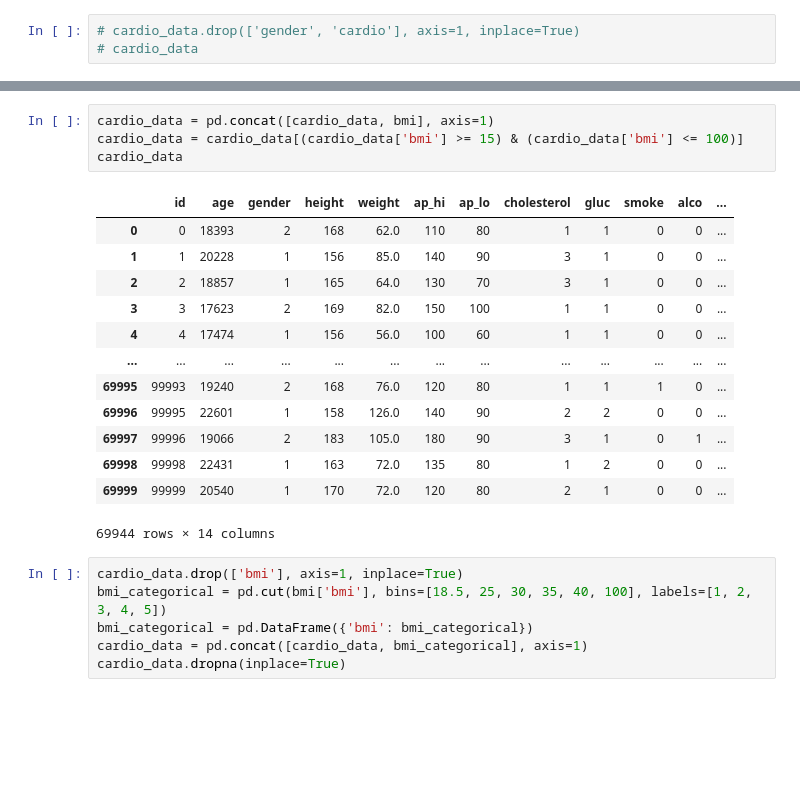
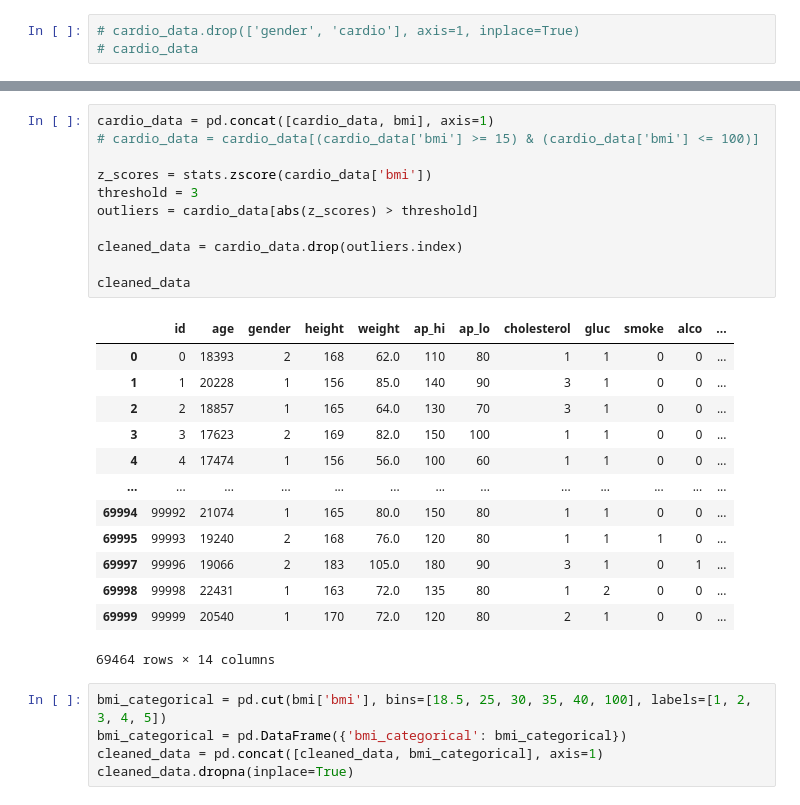
Before and after one commit to Zeepat/machine-learning-asajad-hussein, a Jupyter notebook: Lab/Lab_draft_code.ipynb, the cells around one changed output, grey strips where cells are left out. Saved outputs shown, nothing was run; the diff lists cells and outputs as text; blank space fills up the shorter version.

```diff
--- a/Lab/Lab_draft_code.ipynb
+++ b/Lab/Lab_draft_code.ipynb
@@ -156,24 +153,30 @@ dtype: int64
 # %%
 cardio_data = pd.concat([cardio_data, bmi], axis=1)
-cardio_data = cardio_data[(cardio_data['bmi'] >= 15) & (cardio_data['bmi'] <= 100)]
-cardio_data
+# cardio_data = cardio_data[(cardio_data['bmi'] >= 15) & (cardio_data['bmi'] <= 100)]
+
+z_scores = stats.zscore(cardio_data['bmi'])
+threshold = 3
+outliers = cardio_data[abs(z_scores) > threshold]
+
+cleaned_data = cardio_data.drop(outliers.index)
+
+cleaned_data
 # %% [output]
 |  | id | age | gender | height | weight | ap_hi | ap_lo | cholesterol | gluc | smoke | alco | ... |
 | 0 | 0 | 18393 | 2 | 168 | 62.0 | 110 | 80 | 1 | 1 | 0 | 0 | ... |
 | 1 | 1 | 20228 | 1 | 156 | 85.0 | 140 | 90 | 3 | 1 | 0 | 0 | ... |
 | 2 | 2 | 18857 | 1 | 165 | 64.0 | 130 | 70 | 3 | 1 | 0 | 0 | ... |
 | 3 | 3 | 17623 | 2 | 169 | 82.0 | 150 | 100 | 1 | 1 | 0 | 0 | ... |
 | 4 | 4 | 17474 | 1 | 156 | 56.0 | 100 | 60 | 1 | 1 | 0 | 0 | ... |
 | ... | ... | ... | ... | ... | ... | ... | ... | ... | ... | ... | ... | ... |
+| 69994 | 99992 | 21074 | 1 | 165 | 80.0 | 150 | 80 | 1 | 1 | 0 | 0 | ... |
 | 69995 | 99993 | 19240 | 2 | 168 | 76.0 | 120 | 80 | 1 | 1 | 1 | 0 | ... |
-| 69996 | 99995 | 22601 | 1 | 158 | 126.0 | 140 | 90 | 2 | 2 | 0 | 0 | ... |
 | 69997 | 99996 | 19066 | 2 | 183 | 105.0 | 180 | 90 | 3 | 1 | 0 | 1 | ... |
 | 69998 | 99998 | 22431 | 1 | 163 | 72.0 | 135 | 80 | 1 | 2 | 0 | 0 | ... |
 | 69999 | 99999 | 20540 | 1 | 170 | 72.0 | 120 | 80 | 2 | 1 | 0 | 0 | ... |
-69944 rows × 14 columns
+69464 rows × 14 columns
 # %%
-cardio_data.drop(['bmi'], axis=1, inplace=True)
 bmi_categorical = pd.cut(bmi['bmi'], bins=[18.5, 25, 30, 35, 40, 100], labels=[1, 2, 3, 4, 5])
-bmi_categorical = pd.DataFrame({'bmi': bmi_categorical})
-cardio_data = pd.concat([cardio_data, bmi_categorical], axis=1)
-cardio_data.dropna(inplace=True)
+bmi_categorical = pd.DataFrame({'bmi_categorical': bmi_categorical})
+cleaned_data = pd.concat([cleaned_data, bmi_categorical], axis=1)
+cleaned_data.dropna(inplace=True)
```
Also changed, not shown: parts of 23 cells of this notebook.
